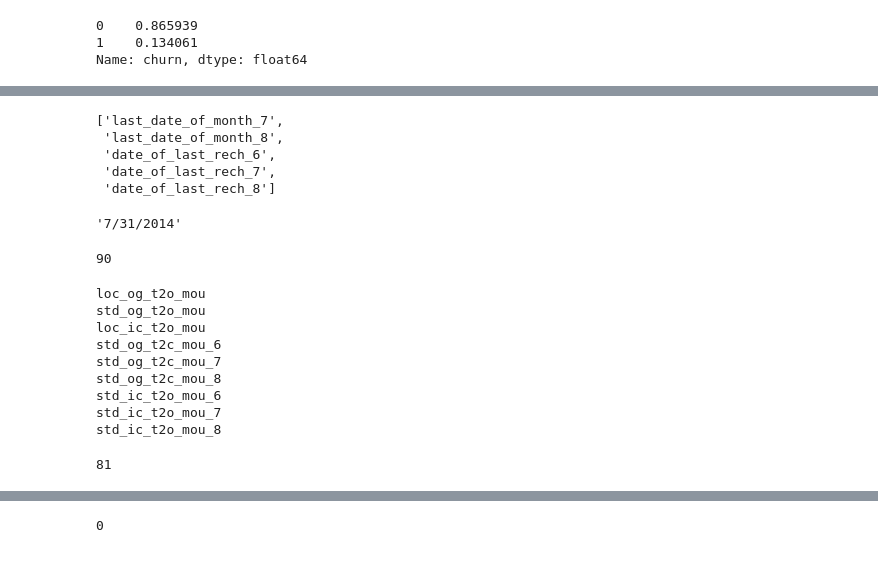
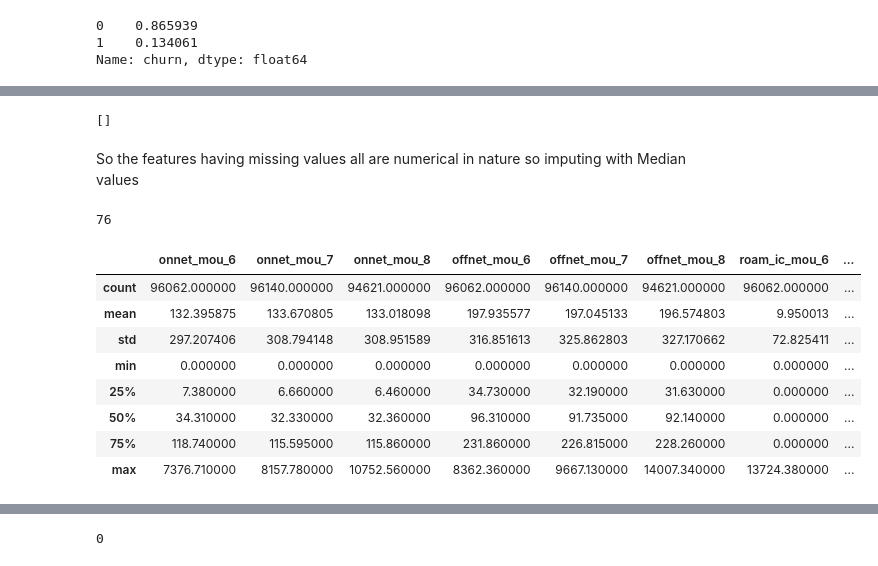
Before and after one commit to sahusarojgit/TelecomChurnCaseStudy, a Jupyter notebook: src/telecom_churn_code.ipynb, the cells around one changed output, grey strips where cells are left out. Cells and saved outputs as stored; diff of their text form; code cells hidden in the pictures.

```diff
--- a/src/telecom_churn_code.ipynb
+++ b/src/telecom_churn_code.ipynb
@@ -147,15 +186,26 @@ Name: churn, dtype: float64
 # %%
 cat_cols = main_df[columns_with_missing_values].select_dtypes(include='object').columns.tolist()
-# %%
-cat_cols
-# %% [output]
-['last_date_of_month_7',
- 'last_date_of_month_8',
- 'date_of_last_rech_6',
- 'date_of_last_rech_7',
- 'date_of_last_rech_8']
-# %%
-main_df['last_date_of_month_7'].mode()[0]
-# %% [output]
-'7/31/2014'
+# %%
+cat_cols
+# No categorical columns found having missing values
+# %% [output]
+[]
+# %% [markdown]
+So the features having missing values all are numerical in nature so imputing with Median values
+# %%
+len(columns_with_missing_values)
+# %% [output]
+76
+# %%
+main_df[columns_with_missing_values].describe()
+# %% [output]
+|  | onnet_mou_6 | onnet_mou_7 | onnet_mou_8 | offnet_mou_6 | offnet_mou_7 | offnet_mou_8 | roam_ic_mou_6 | ... |
+| count | 96062.000000 | 96140.000000 | 94621.000000 | 96062.000000 | 96140.000000 | 94621.000000 | 96062.000000 | ... |
+| mean | 132.395875 | 133.670805 | 133.018098 | 197.935577 | 197.045133 | 196.574803 | 9.950013 | ... |
+| std | 297.207406 | 308.794148 | 308.951589 | 316.851613 | 325.862803 | 327.170662 | 72.825411 | ... |
+| min | 0.000000 | 0.000000 | 0.000000 | 0.000000 | 0.000000 | 0.000000 | 0.000000 | ... |
+| 25% | 7.380000 | 6.660000 | 6.460000 | 34.730000 | 32.190000 | 31.630000 | 0.000000 | ... |
+| 50% | 34.310000 | 32.330000 | 32.360000 | 96.310000 | 91.735000 | 92.140000 | 0.000000 | ... |
+| 75% | 118.740000 | 115.595000 | 115.860000 | 231.860000 | 226.815000 | 228.260000 | 0.000000 | ... |
+| max | 7376.710000 | 8157.780000 | 10752.560000 | 8362.360000 | 9667.130000 | 14007.340000 | 13724.380000 | ... |
 # %%
@@ -166,25 +213,0 @@ num_cols = main_df[columns_with_missing_values].select_dtypes(include=np.number)
-# %%
-len(num_cols)
-# %% [output]
-90
-# %%
-for col in num_cols:
-    if main_df[col].nunique() == 1:
-        print(col)
-        main_df[col].fillna(main_df[col].min(), inplace=True)
-# %% [output]
-loc_og_t2o_mou
-std_og_t2o_mou
-loc_ic_t2o_mou
-std_og_t2c_mou_6
-std_og_t2c_mou_7
-std_og_t2c_mou_8
-std_ic_t2o_mou_6
-std_ic_t2o_mou_7
-std_ic_t2o_mou_8
-# %%
-missing_values = main_df.isnull().mean()
-columns_with_missing_values = missing_values[missing_values > 0].index.tolist()
-len(columns_with_missing_values)
-# %% [output]
-81
```
Also changed, not shown: parts of 67 cells of this notebook.
